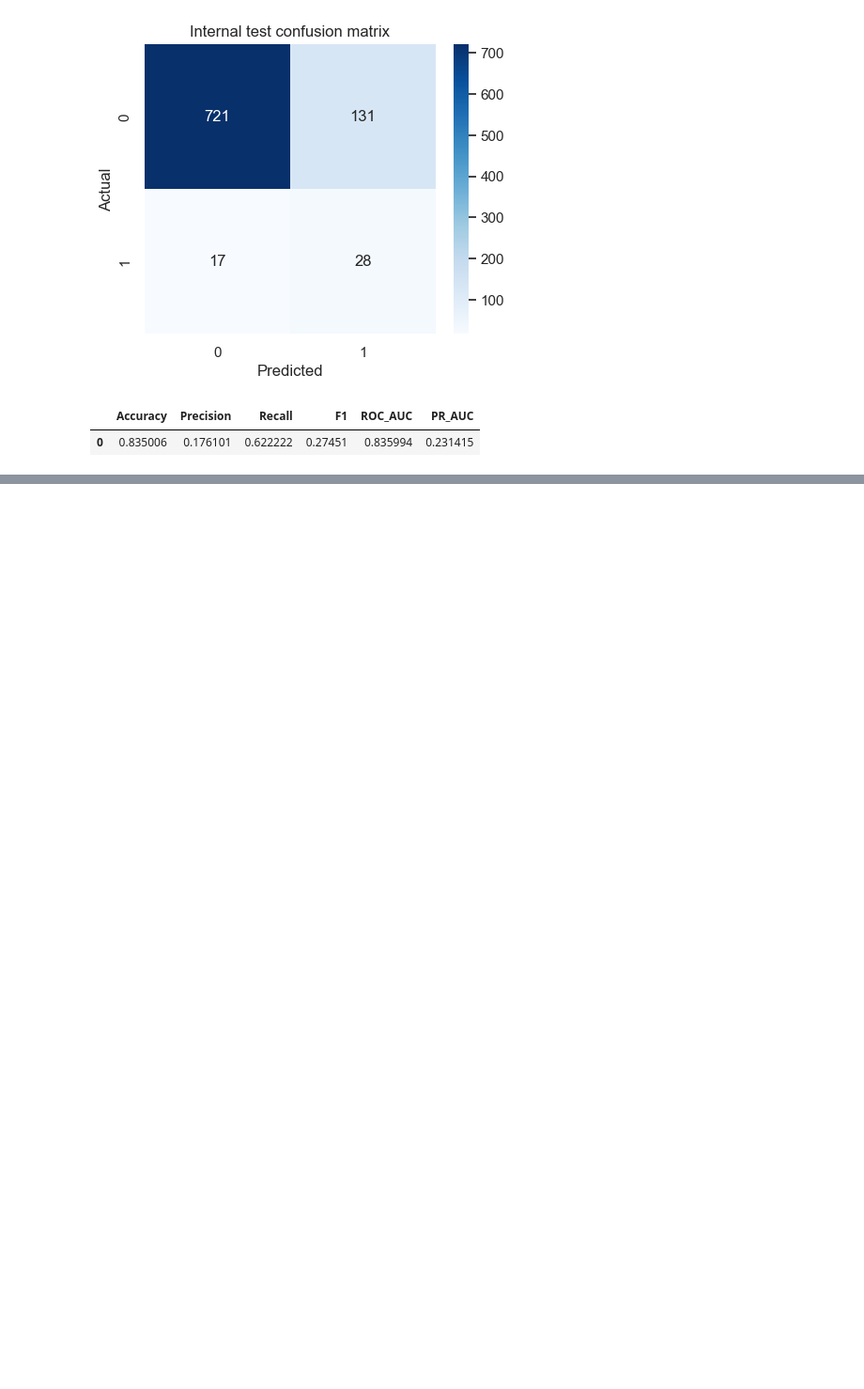
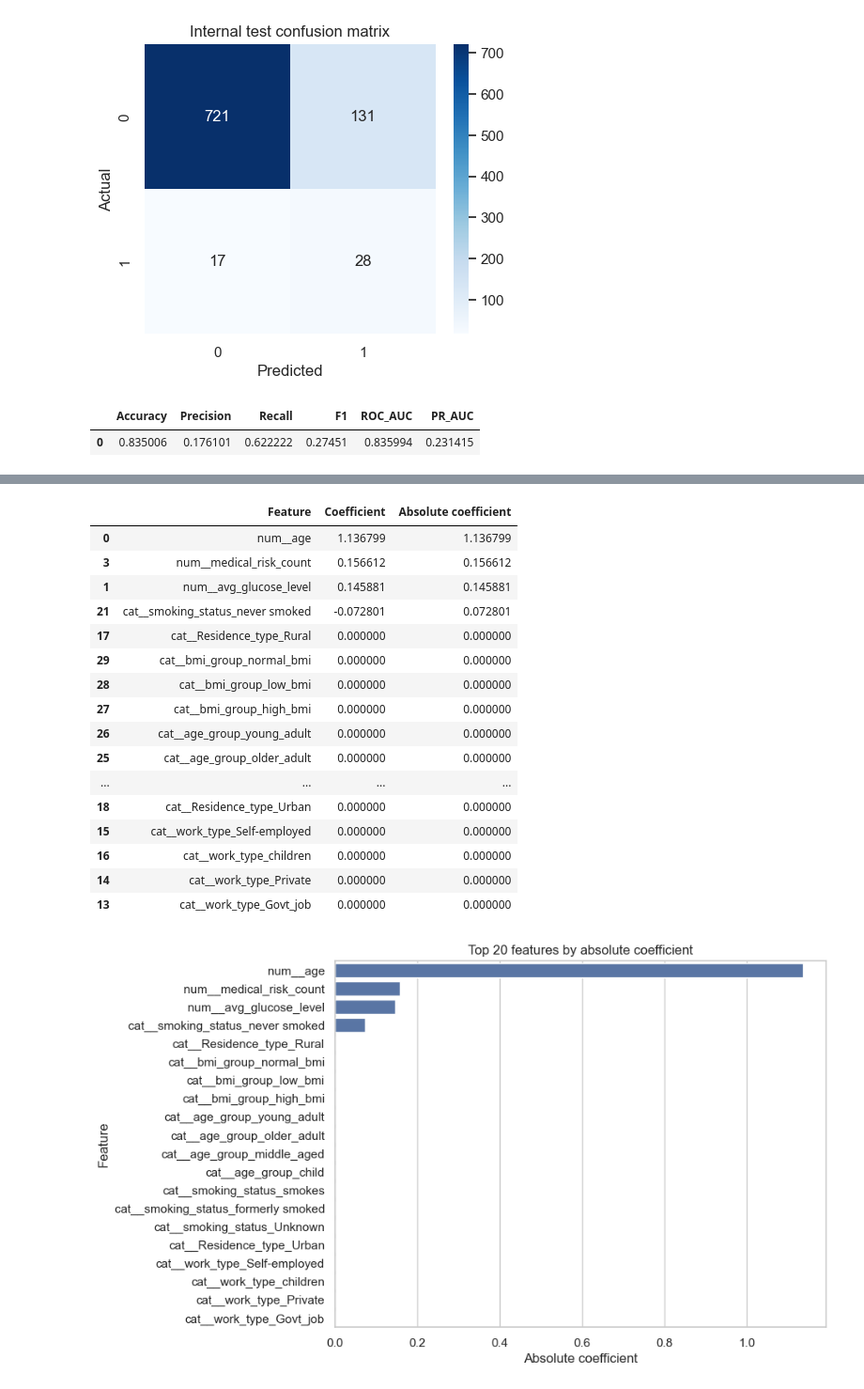
Before and after one commit to FBackhouse1/AirplaneCrash_ML_Regression, a Jupyter notebook: StrokeClassification_Scenario1.ipynb, the cells around one changed output, grey strips where cells are left out. Shown at 94% size. Drawn from its saved outputs; the diff is of its cells as text; code cells hidden in the pictures; blank space fills up the shorter version.

Commit message:
Final model feature importance

```diff
--- a/StrokeClassification_Scenario1.ipynb
+++ b/StrokeClassification_Scenario1.ipynb
@@ -1211,0 +1250,62 @@ weighted avg       0.94      0.84      0.88       897
+# %%
+try:
+    preprocessor_step = final_model.named_steps["preprocessor"]
+    classifier_step = final_model.named_steps["classifier"]
+    feature_names = preprocessor_step.get_feature_names_out()
+
+    if hasattr(classifier_step, "coef_"):
+        coefficients = classifier_step.coef_[0]
+
+        coef_df = pd.DataFrame({
+            "Feature": feature_names,
+            "Coefficient": coefficients,
+            "Absolute coefficient": np.abs(coefficients),
+        }).sort_values("Absolute coefficient", ascending=False)
+
+        display(coef_df.head(20))
+
+        plt.figure(figsize=(8, 6))
+        sns.barplot(data=coef_df.head(20), x="Absolute coefficient", y="Feature")
+        plt.title("Top 20 features by absolute coefficient")
+        plt.show()
+
+    elif hasattr(classifier_step, "feature_importances_"):
+        importances = classifier_step.feature_importances_
+
+        importance_df = pd.DataFrame({
+            "Feature": feature_names,
+            "Importance": importances,
+        }).sort_values("Importance", ascending=False)
+
+        display(importance_df.head(20))
+
+        plt.figure(figsize=(8, 6))
+        sns.barplot(data=importance_df.head(20), x="Importance", y="Feature")
+        plt.title("Top 20 feature importances")
+        plt.show()
+
+    else:
+        print("The selected model does not expose coefficients or feature importances.")
+
+except Exception as error:
+    print("Feature interpretation could not be produced for this model.")
+    print(error)
+# %% [output]
+|  | Feature | Coefficient | Absolute coefficient |
+| 0 | num__age | 1.136799 | 1.136799 |
+| 3 | num__medical_risk_count | 0.156612 | 0.156612 |
+| 1 | num__avg_glucose_level | 0.145881 | 0.145881 |
+| 21 | cat__smoking_status_never smoked | -0.072801 | 0.072801 |
+| 17 | cat__Residence_type_Rural | 0.000000 | 0.000000 |
+| 29 | cat__bmi_group_normal_bmi | 0.000000 | 0.000000 |
+| 28 | cat__bmi_group_low_bmi | 0.000000 | 0.000000 |
+| 27 | cat__bmi_group_high_bmi | 0.000000 | 0.000000 |
+| 26 | cat__age_group_young_adult | 0.000000 | 0.000000 |
+| 25 | cat__age_group_older_adult | 0.000000 | 0.000000 |
+| ... | ... | ... | ... |
+| 18 | cat__Residence_type_Urban | 0.000000 | 0.000000 |
+| 15 | cat__work_type_Self-employed | 0.000000 | 0.000000 |
+| 16 | cat__work_type_children | 0.000000 | 0.000000 |
+| 14 | cat__work_type_Private | 0.000000 | 0.000000 |
+| 13 | cat__work_type_Govt_job | 0.000000 | 0.000000 |
+[figure, added]
```
Also changed, not shown: parts of 4 cells of this notebook.
